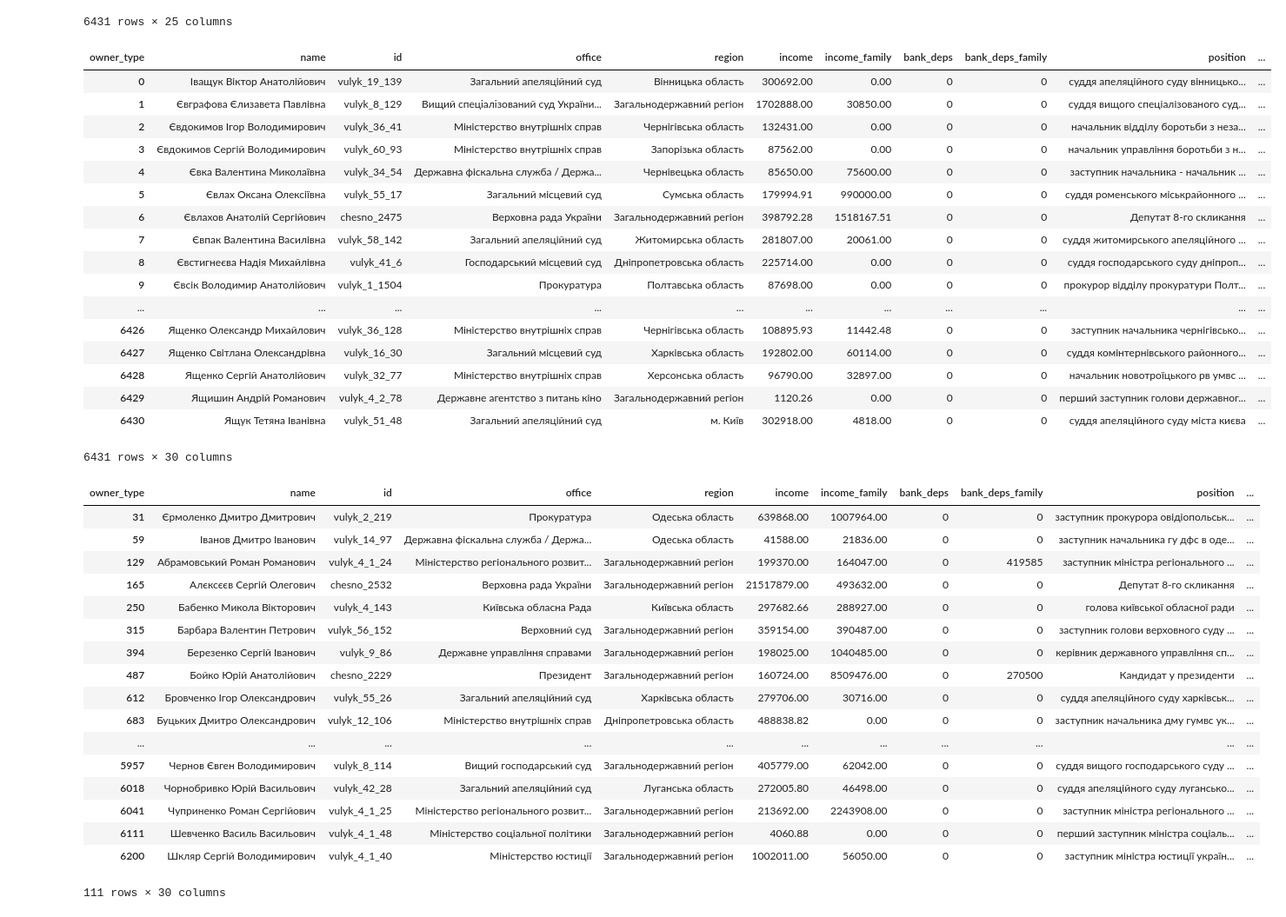
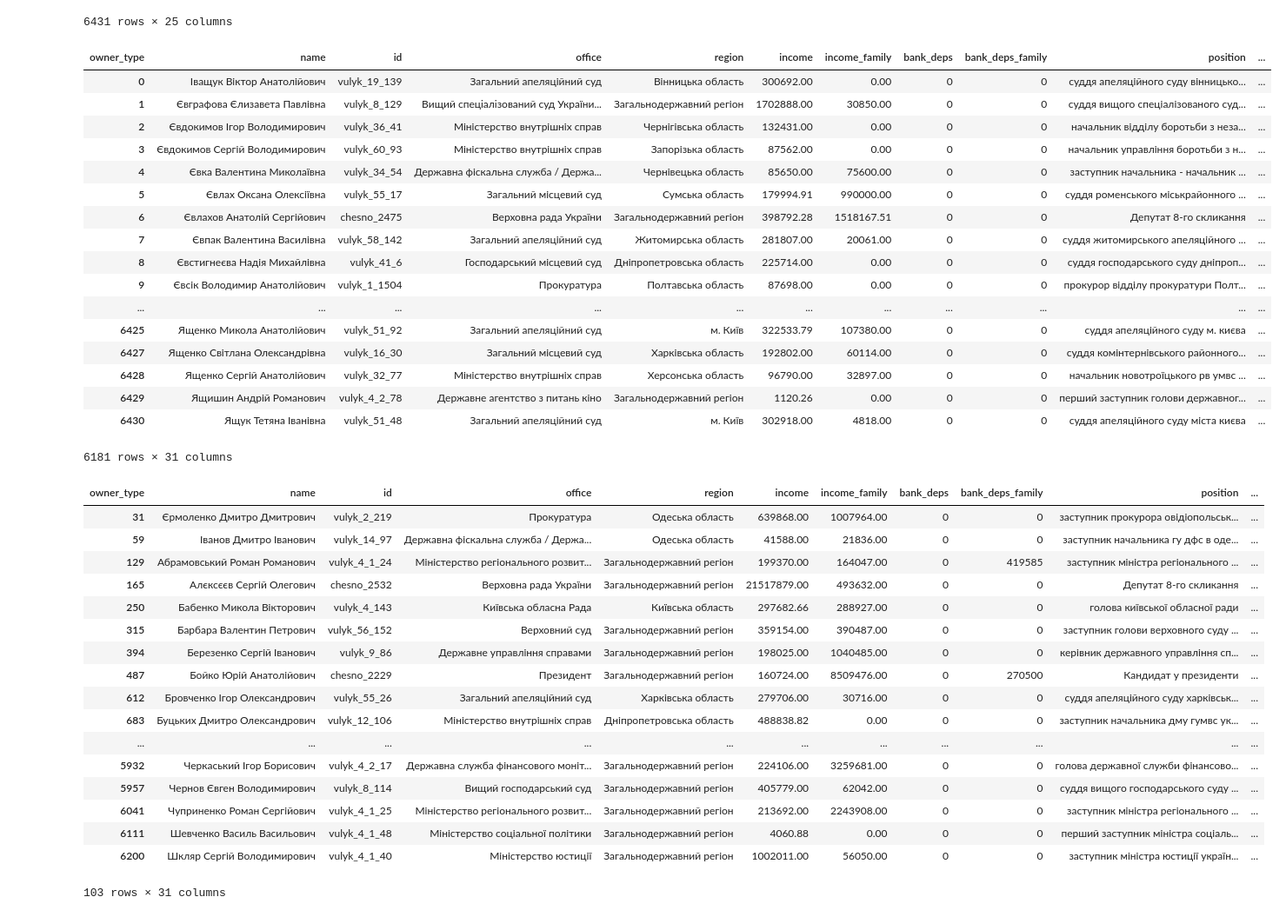
Before and after one commit to yarynam/texty_declaration_game, a Jupyter notebook: Cars_update.ipynb, the cells around one changed output. Shown at 87% size. Saved outputs shown, nothing was run; the diff lists cells and outputs as text; code cells hidden in the pictures.

```diff
--- a/Cars_update.ipynb
+++ b/Cars_update.ipynb
@@ -126,7 +126,7 @@ filtered['family_cars_sum_uah'] = filtered['family_cars_sum_uah'] / 1000
 filtered['family_cars_sum_uah'] = filtered['family_cars_sum_uah'].round(0)
 
 filtered['personal_cars_sum_uah'] = filtered['personal_cars_sum'] * 12
-filtered['personal_cars_sum_uah'] = filtered['personal_cars_sum'] / 1000
+filtered['personal_cars_sum_uah'] = filtered['personal_cars_sum_uah'] / 1000
 filtered['personal_cars_sum_uah'] = filtered['personal_cars_sum_uah'].round(0)
 
 
@@ -166,39 +166,44 @@ filtered['flat_area'] = filtered['flat_area'].round(0)
 filtered['flat_area_family'] = filtered['flat_area_family'].round(0)
 filtered['house_area'] = filtered['house_area'].round(0)
 filtered['house_area_family'] = filtered['house_area_family'].round(0)
 filtered['bank_deps'] = filtered['bank_deps'].round(0)
 filtered['bank_deps_family'] = filtered['bank_deps_family'].round(0)
 
 #general salary
 filtered['all_salary']= filtered['monthly_salary_family'] + filtered['monthly_salary']
 
 #all deposits
 
 filtered['all_deps'] = filtered['bank_deps'] + filtered['bank_deps_family']
 
 #general estate
 filtered['all_estate'] = filtered['flat_area'] + filtered['flat_area_family'] + filtered['house_area'] + filtered['house_area_family']
+filtered['all_flats'] = filtered['flat_area'] + filtered['flat_area_family']
+
+#filter same value in personal and family cars
+
+filtered = filtered[filtered.family_cars_sum != filtered.personal_cars_sum]
 
 filtered
 # %% [output]
 | owner_type | name | id | office | region | income | income_family | bank_deps | bank_deps_family | position | ... |
 | 0 | Iващук Віктор Анатолійович | vulyk_19_139 | Загальний апеляційний суд | Вінницька область | 300692.00 | 0.00 | 0 | 0 | суддя апеляційного суду вінницько... | ... |
 | 1 | Євграфова Єлизавета Павлівна | vulyk_8_129 | Вищий спецiалiзований суд України... | Загальнодержавний регіон | 1702888.00 | 30850.00 | 0 | 0 | суддя вищого спеціалізованого суд... | ... |
 | 2 | Євдокимов Ігор Володимирович | vulyk_36_41 | Міністерство внутрішніх справ | Чернігівська область | 132431.00 | 0.00 | 0 | 0 | начальник відділу боротьби з неза... | ... |
 | 3 | Євдокимов Сергій Володимирович | vulyk_60_93 | Міністерство внутрішніх справ | Запорізька область | 87562.00 | 0.00 | 0 | 0 | начальник управління боротьби з н... | ... |
 | 4 | Євка Валентина Миколаївна | vulyk_34_54 | Державна фіскальна служба / Держа... | Чернівецька область | 85650.00 | 75600.00 | 0 | 0 | заступник начальника - начальник ... | ... |
 | 5 | Євлах Оксана Олексіївна | vulyk_55_17 | Загальний місцевий суд | Сумська область | 179994.91 | 990000.00 | 0 | 0 | суддя роменського міськрайонного ... | ... |
 | 6 | Євлахов Анатолій Сергійович | chesno_2475 | Верховна рада України | Загальнодержавний регіон | 398792.28 | 1518167.51 | 0 | 0 | Депутат 8-го скликання | ... |
 | 7 | Євпак Валентина Василівна | vulyk_58_142 | Загальний апеляційний суд | Житомирська область | 281807.00 | 20061.00 | 0 | 0 | суддя житомирського апеляційного ... | ... |
 | 8 | Євстигнеєва Надія Михайлівна | vulyk_41_6 | Господарський місцевий суд | Дніпропетровська область | 225714.00 | 0.00 | 0 | 0 | суддя господарського суду дніпроп... | ... |
 | 9 | Євсік Володимир Анатолійович | vulyk_1_1504 | Прокуратура | Полтавська область | 87698.00 | 0.00 | 0 | 0 | прокурор відділу прокуратури Полт... | ... |
 | ... | ... | ... | ... | ... | ... | ... | ... | ... | ... | ... |
-| 6426 | Ященко Олександр Михайлович | vulyk_36_128 | Міністерство внутрішніх справ | Чернігівська область | 108895.93 | 11442.48 | 0 | 0 | заступник начальника чернігівсько... | ... |
+| 6425 | Ященко Микола Анатолійович | vulyk_51_92 | Загальний апеляційний суд | м. Київ | 322533.79 | 107380.00 | 0 | 0 | суддя апеляційного суду м. києва | ... |
 | 6427 | Ященко Світлана Олександрівна | vulyk_16_30 | Загальний місцевий суд | Харківська область | 192802.00 | 60114.00 | 0 | 0 | суддя комінтернівського районного... | ... |
 | 6428 | Ященко Сергій Анатолійович | vulyk_32_77 | Міністерство внутрішніх справ | Херсонська область | 96790.00 | 32897.00 | 0 | 0 | начальник новотроїцького рв умвс ... | ... |
 | 6429 | Ящишин Андрій Романович | vulyk_4_2_78 | Державне агентство з питань кіно | Загальнодержавний регіон | 1120.26 | 0.00 | 0 | 0 | перший заступник голови державног... | ... |
 | 6430 | Ящук Тетяна Іванівна | vulyk_51_48 | Загальний апеляційний суд | м. Київ | 302918.00 | 4818.00 | 0 | 0 | суддя апеляційного суду міста києва | ... |
-6431 rows × 30 columns
+6181 rows × 31 columns
 # %%
 # owners of cars more than 1 mln UAH AND salary less than 100 000 UAH
 
@@ -217,10 +222,10 @@ carMagnats
 | 612 | Бровченко Ігор Олександрович | vulyk_55_26 | Загальний апеляційний суд | Харківська область | 279706.00 | 30716.00 | 0 | 0 | суддя апеляційного суду харківськ... | ... |
 | 683 | Буцьких Дмитро Олександрович | vulyk_12_106 | Міністерство внутрішніх справ | Дніпропетровська область | 488838.82 | 0.00 | 0 | 0 | заступник начальника дму гумвс ук... | ... |
 | ... | ... | ... | ... | ... | ... | ... | ... | ... | ... | ... |
+| 5932 | Черкаський Ігор Борисович | vulyk_4_2_17 | Державна служба фінансового моніт... | Загальнодержавний регіон | 224106.00 | 3259681.00 | 0 | 0 | голова державної служби фінансово... | ... |
 | 5957 | Чернов Євген Володимирович | vulyk_8_114 | Вищий господарський суд | Загальнодержавний регіон | 405779.00 | 62042.00 | 0 | 0 | суддя вищого господарського суду ... | ... |
-| 6018 | Чорнобривко Юрій Васильович | vulyk_42_28 | Загальний апеляційний суд | Луганська область | 272005.80 | 46498.00 | 0 | 0 | суддя апеляційного суду лугансько... | ... |
 | 6041 | Чуприненко Роман Сергійович | vulyk_4_1_25 | Міністерство регіонального розвит... | Загальнодержавний регіон | 213692.00 | 2243908.00 | 0 | 0 | заступник міністра регіонального ... | ... |
 | 6111 | Шевченко Василь Васильович | vulyk_4_1_48 | Міністерство соціальної політики | Загальнодержавний регіон | 4060.88 | 0.00 | 0 | 0 | перший заступник міністра соціаль... | ... |
 | 6200 | Шкляр Сергій Володимирович | vulyk_4_1_40 | Міністерство юстиції | Загальнодержавний регіон | 1002011.00 | 56050.00 | 0 | 0 | заступник міністра юстиції україн... | ... |
-111 rows × 30 columns
+103 rows × 31 columns
 # %%
```
Also changed, not shown: parts of 11 cells of this notebook, 8 other files.
